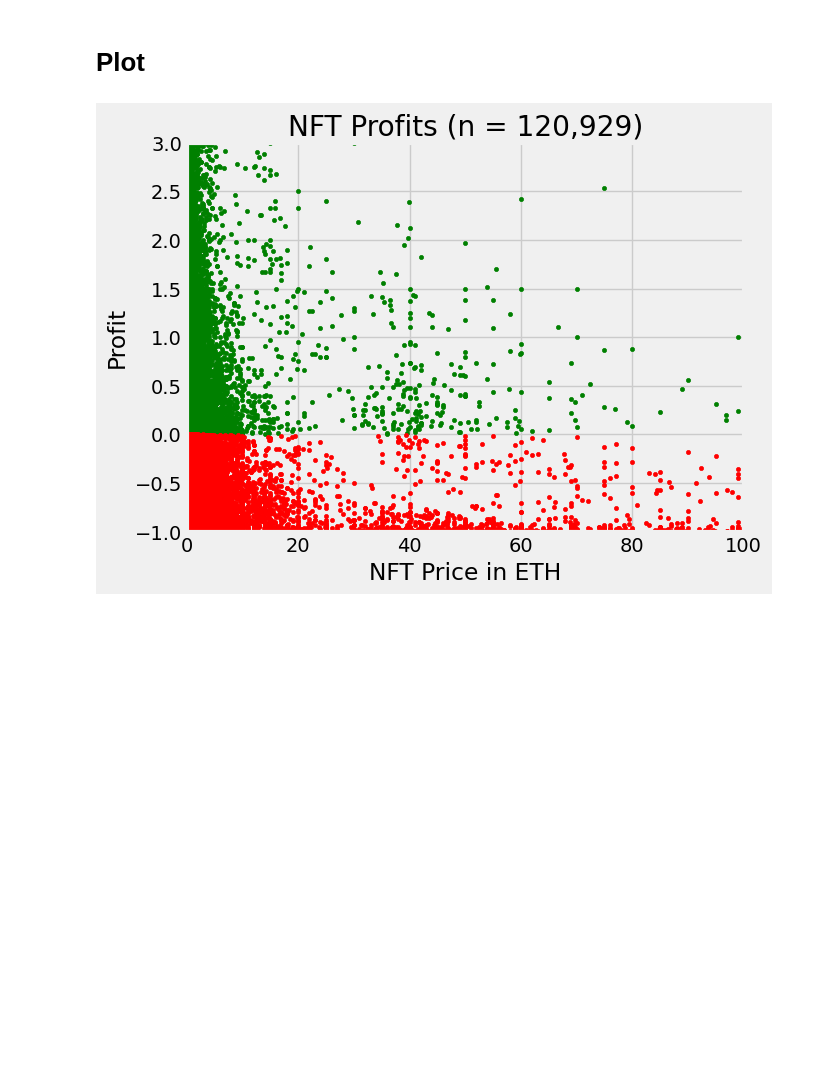
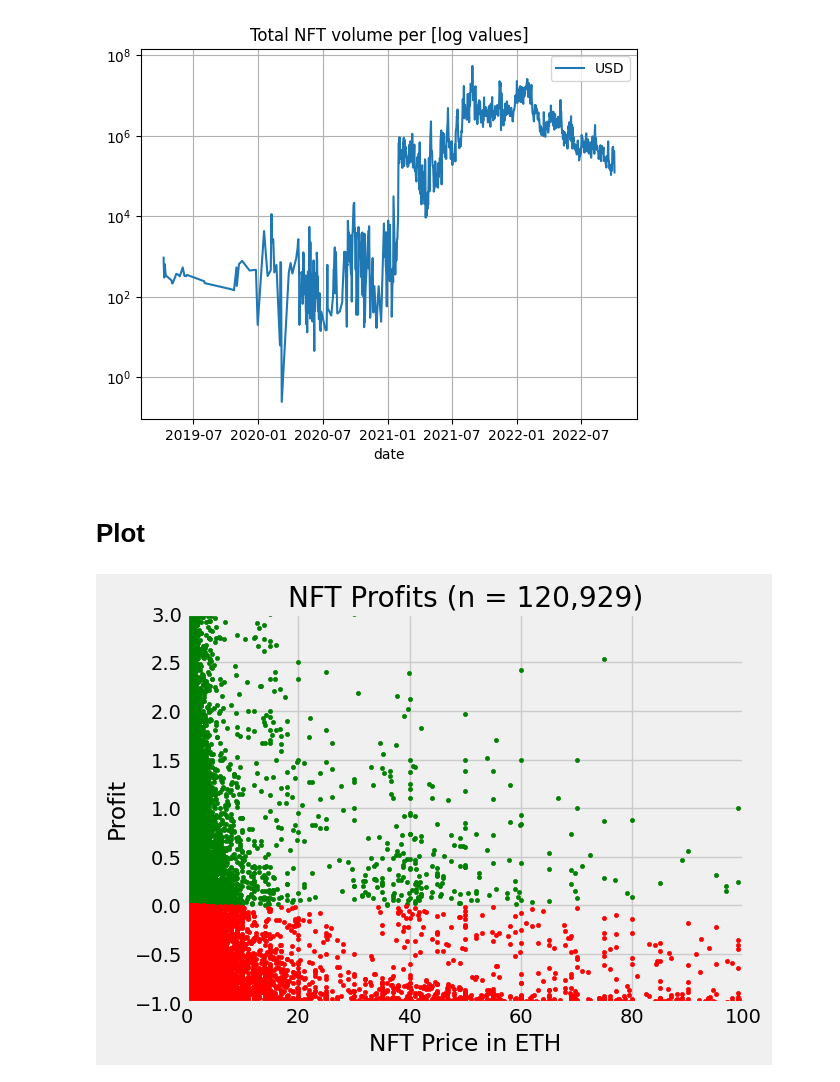
Before and after one commit to vfcapital/bachelor-thesis, a Jupyter notebook: bachelorthesis/nft_analysis.ipynb, the cells around one changed output. Saved outputs shown, nothing was run; the diff lists cells and outputs as text; code cells hidden in the pictures; blank space fills up the shorter version.

```diff
--- a/bachelorthesis/nft_analysis.ipynb
+++ b/bachelorthesis/nft_analysis.ipynb
@@ -5,2 +13,2 @@ import matplotlib.ticker as mtick
 # %%
-nft_profits = pd.read_csv("profit_per_nft.csv")
+nft_trades = format_trades_df(pd.read_csv("trades.csv", low_memory=False))
@@ -23,3 +117,7 @@ nft_profits
+# %%
+plot_total_nft_volume(nft_trades)
+# %% [output]
+[figure, added]
 # %% [markdown]
 # Plot
 # %%
```
Also changed, not shown: parts of 18 cells of this notebook, 2 other files.
